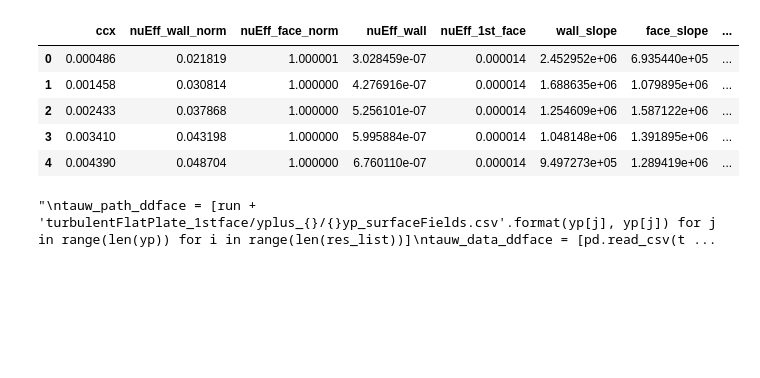
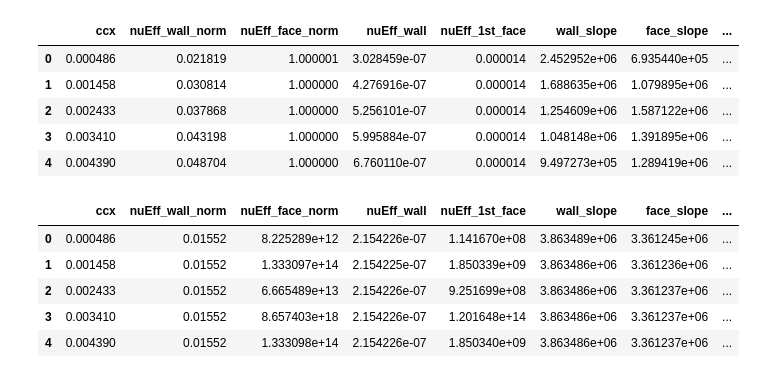
Before and after one commit to JihooKang-KOR/Data_driven_wall_modeling, a Jupyter notebook: notebooks/PlotCf_2DflatPlate.ipynb, the cells around one changed output. Cells and saved outputs as stored; diff of their text form; code cells hidden in the pictures; blank space fills up the shorter version.

```diff
--- a/notebooks/PlotCf_2DflatPlate.ipynb
+++ b/notebooks/PlotCf_2DflatPlate.ipynb
@@ -61,13 +63,16 @@ tauw_data_ddwall[0].head()
 | 3 | 0.003410 | 0.043198 | 1.000000 | 5.995884e-07 | 0.000014 | 1.048148e+06 | 1.391895e+06 | ... |
 | 4 | 0.004390 | 0.048704 | 1.000000 | 6.760110e-07 | 0.000014 | 9.497273e+05 | 1.289419e+06 | ... |
 # %%
-'''
 tauw_path_ddface = [run + 'turbulentFlatPlate_1stface/yplus_{}/{}yp_surfaceFields.csv'.format(yp[j], yp[j]) for j in range(len(yp)) for i in range(len(res_list))]
 tauw_data_ddface = [pd.read_csv(tauw_path_ddface[i + len(res_list)*j]) for j in range(len(yp)) for i in range(len(res_list))]
 tauw_data_ddface[0].head()
-'''
 # %% [output]
-"\ntauw_path_ddface = [run + 'turbulentFlatPlate_1stface/yplus_{}/{}yp_surfaceFields.csv'.format(yp[j], yp[j]) for j in range(len(yp)) for i in range(len(res_list))]\ntauw_data_ddface = [pd.read_csv(t ...
+|  | ccx | nuEff_wall_norm | nuEff_face_norm | nuEff_wall | nuEff_1st_face | wall_slope | face_slope | ... |
+| 0 | 0.000486 | 0.01552 | 8.225289e+12 | 2.154226e-07 | 1.141670e+08 | 3.863489e+06 | 3.361245e+06 | ... |
+| 1 | 0.001458 | 0.01552 | 1.333097e+14 | 2.154225e-07 | 1.850339e+09 | 3.863486e+06 | 3.361236e+06 | ... |
+| 2 | 0.002433 | 0.01552 | 6.665489e+13 | 2.154226e-07 | 9.251699e+08 | 3.863486e+06 | 3.361237e+06 | ... |
+| 3 | 0.003410 | 0.01552 | 8.657403e+18 | 2.154226e-07 | 1.201648e+14 | 3.863486e+06 | 3.361237e+06 | ... |
+| 4 | 0.004390 | 0.01552 | 1.333098e+14 | 2.154226e-07 | 1.850340e+09 | 3.863486e+06 | 3.361237e+06 | ... |
 # %%
 x0 = 0
 Rex = (tauw_data_nowall[0]['ccx'] - x0)*UInf/nuInf
```
Also changed, not shown: parts of 8 cells of this notebook.
